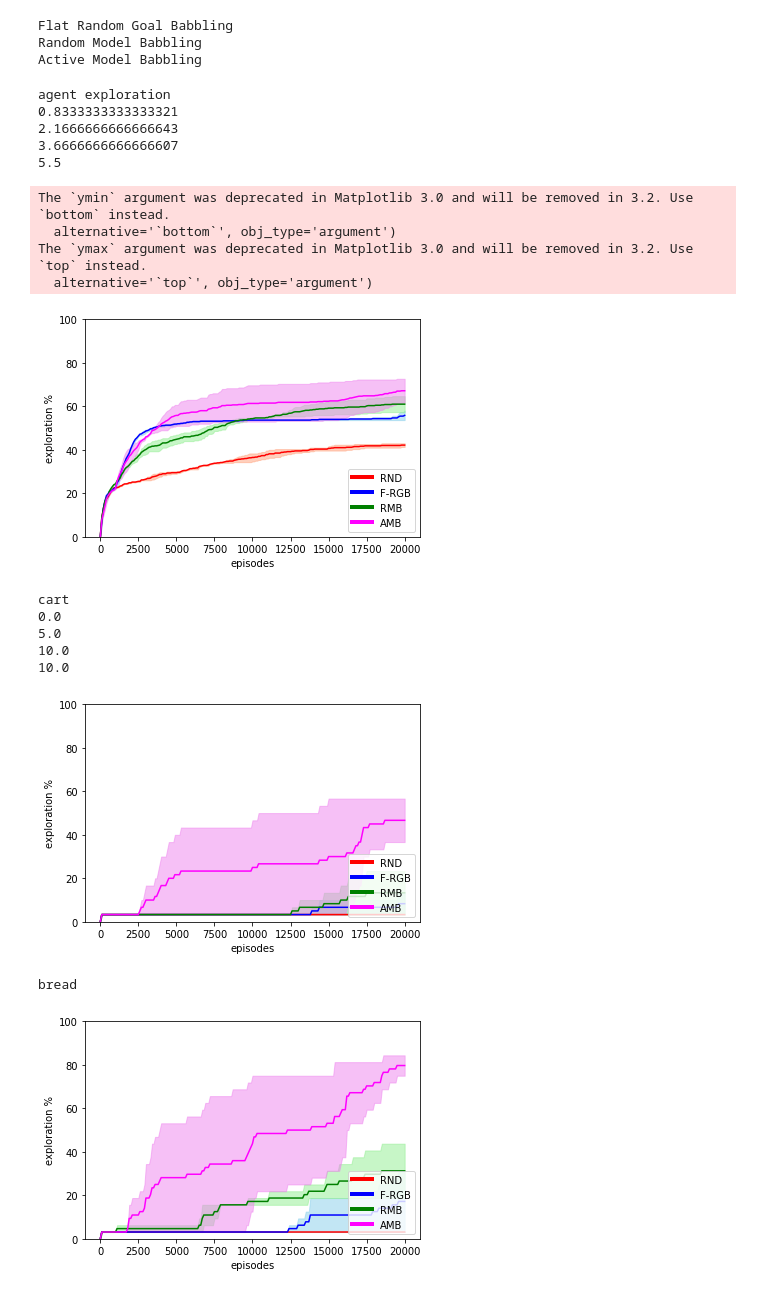
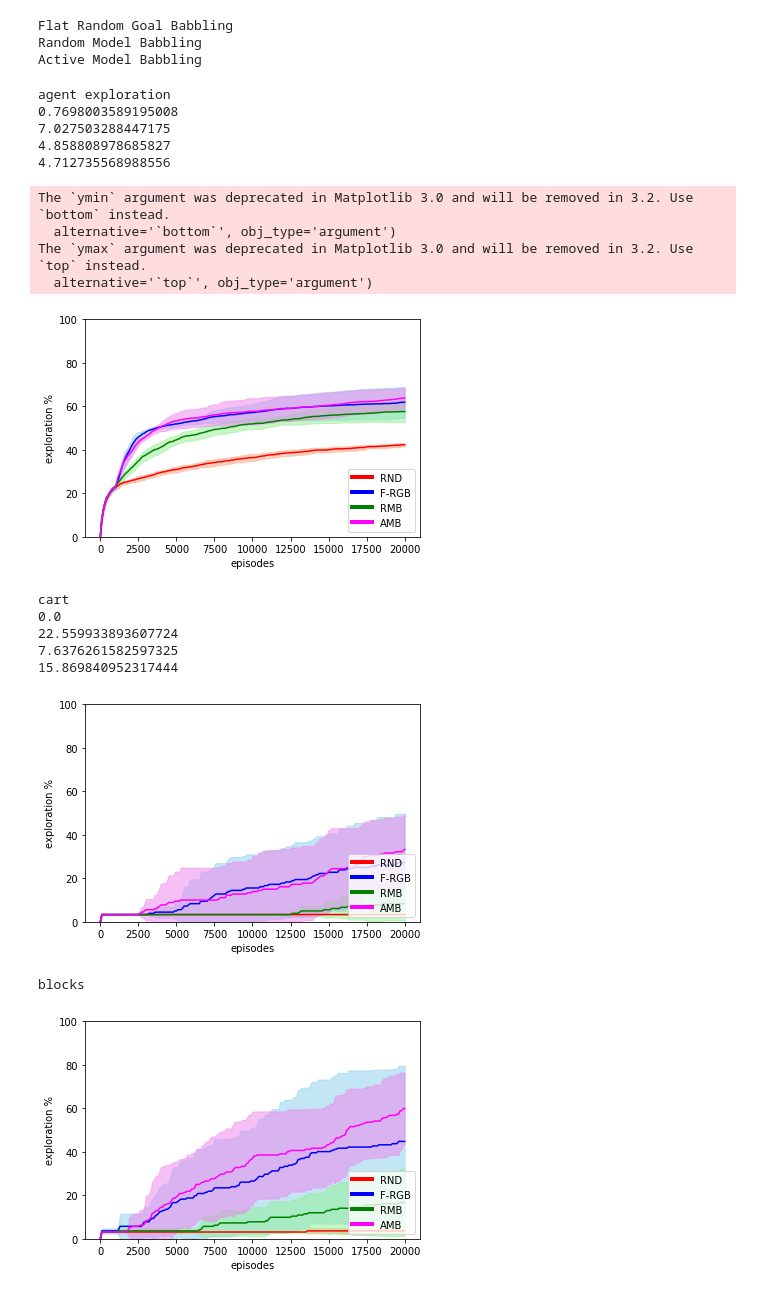
Before and after one commit to rPortelas/malmo_mountain_cart, a Jupyter notebook: data_visualization_emmc.ipynb, the cells around one changed output. Saved outputs shown, nothing was run; the diff lists cells and outputs as text; code cells hidden in the pictures.

```diff
--- a/data_visualization_emmc.ipynb
+++ b/data_visualization_emmc.ipynb
@@ -11,7 +10,7 @@ import config
 import scipy.stats as sp
 # %%
 # Step 1 load data
-nb_runs = 2
+nb_runs = 6
 #model_full_names = ["Random Single Goal Space", "Flat Random Goal Babbling"]#, "Random Model Babbling", "Active Model Babbling"]
 model_full_names = ["RANDOM", "Flat Random Goal Babbling", "Random Model Babbling", "Active Model Babbling"]
 model_filenames = ["emmc5_random","emmc5_f_rgb","emmc5_rmb","emmc5_amb"]
@@ -245,14 +313,18 @@ first_swing_right:['never', 14347]
 nb_steps = int(nb_episodes / 100)
 print('ploting using {} steps'.format(nb_steps))
 all_a_explo = np.zeros((nb_models,nb_runs,nb_steps+1))
+all_p_explo = np.zeros((nb_models,nb_runs,nb_steps+1))
+all_s_explo = np.zeros((nb_models,nb_runs,nb_steps+1))
 all_c_explo = np.zeros((nb_models,nb_runs,nb_steps+1))
 all_b_explo = np.zeros((nb_models,nb_runs,nb_steps+1))
-name_2d_spaces = ['agent']
+name_2d_spaces = ['agent', 'pickaxe', 'shovel']
 for m_nb,(m_name, m_id) in enumerate(zip(model_full_names,model_filenames)):
     print(m_name)
     for i in range(nb_runs):
         b_k = saves[m_id][i]
         a_explo = [0.]
+        p_explo = [0.]
+        s_explo = [0.]
         c_explo = [0.]
         b_explo = [0.]
         for max_episodes in np.arange(100,nb_episodes+100,100):
@@ -265,8 +337,13 @@ for m_nb,(m_name, m_id) in enumerate(zip(model_full_names,model_filenames)):
                 bnds = bnd_x + bnd_z
                 Xs = b_k[name+'_x'][:max_episodes]
                 Zs = b_k[name+'_z'][:max_episodes]
-                a_expl_cells = get_nb_cells(Xs, Zs, nb_2d_cells, bnds)
-
+                expl_cells = get_nb_cells(Xs, Zs, nb_2d_cells, bnds)
+                if outc_space == 'agent':
+                    a_expl_cells = expl_cells
+                elif outc_space == 'pickaxe':
+                    p_expl_cells = expl_cells
+                elif outc_space == 'shovel':
+                    s_expl_cells = expl_cells
 
             #cart grid cell
             c_Xs = b_k['end_cart_x'][:max_episodes]
@@ -288,6 +365,8 @@ for m_nb,(m_name, m_id) in enumerate(zip(model_full_names,model_filenames)):
             b_explored_combs = len(np.unique(b_vec, axis=0))
             b_explo.append((b_explored_combs/nb_b_cells)*100)
         all_a_explo[m_nb,i,:] = a_explo
+        all_p_explo[m_nb,i,:] = p_explo
+        all_s_explo[m_nb,i,:] = s_explo
         all_c_explo[m_nb,i,:] = c_explo
         all_b_explo[m_nb,i,:] = b_explo
 
@@ -296,10 +375,14 @@ for m_nb,(m_name, m_id) in enumerate(zip(model_full_names,model_filenames)):
 #break
 colors = ['red','blue','green','magenta','black','cyan','orange']
 mean_a_explo = np.mean(all_a_explo,axis=1)
+mean_p_explo = np.mean(all_p_explo,axis=1)
+mean_s_explo = np.mean(all_s_explo,axis=1)
 mean_b_explo = np.mean(all_b_explo,axis=1)
 mean_c_explo = np.mean(all_c_explo,axis=1)
 
 std_a_explo = np.std(all_a_explo,axis=1)
+std_p_explo = np.std(all_p_explo,axis=1)
+std_s_explo = np.std(all_s_explo,axis=1)
 std_b_explo = np.std(all_b_explo,axis=1)
 std_c_explo = np.std(all_c_explo,axis=1)
 # %% [output]
@@ -333,44 +416,64 @@ for i in range(nb_models):
 #plt.savefig("dist_agent_pos_expl.pdf", bbox_inches='tight')
 plt.show()
 
+print("shovel exploration")
+x = np.arange(0,nb_episodes+100,100)
+for i in range(nb_models):
+    print(std_s_explo[i,-1])
+    y = mean_s_explo[i,:]
+    err = std_s_explo[i,:]
+    plot_with_std(x,y,err,colors[i],shades_colors[i],labels[i],0,100)
+#plt.savefig("dist_agent_pos_expl.pdf", bbox_inches='tight')
+plt.show()
+
+print("pickaxe exploration")
+x = np.arange(0,nb_episodes+100,100)
+for i in range(nb_models):
+    print(std_p_explo[i,-1])
+    y = mean_p_explo[i,:]
+    err = std_p_explo[i,:]
+    plot_with_std(x,y,err,colors[i],shades_colors[i],labels[i],0,100)
+#plt.savefig("dist_agent_pos_expl.pdf", bbox_inches='tight')
+plt.show()
+
 print("cart")
 for i in range(nb_models):
     print(std_c_explo[i,-1])
     y = mean_c_explo[i,:]
     err = std_c_explo[i,:]
     plot_with_std(x,y,err,colors[i],shades_colors[i],labels[i],0,100)
 #plt.savefig("dist_cart_pos_expl.pdf", bbox_inches='tight')
 plt.show()
 
 print("blocks")
 for i in range(nb_models):
     y = mean_b_explo[i,:]
     err = std_b_explo[i,:]
     plot_with_std(x,y,err,colors[i],shades_colors[i],labels[i],0,100)
 #plt.savefig("dist_bread_pos_expl.pdf", bbox_inches='tight')
 plt.show()
 #plt.plot(mean_a_explo, color='red', label=m_name.replace('_',' '))
 #plt.plot(mean_c_explo, color='blue', label=m_name.replace('_',' '))
 #plt.plot(mean_b_explo, color='green', label=m_name.replace('_',' '))
 # %% [output]
 agent exploration
-0.8333333333333321
-2.1666666666666643
-3.6666666666666607
-5.5
+0.7698003589195008
+7.027503288447175
+4.858808978685827
+4.712735568988556
 The `ymin` argument was deprecated in Matplotlib 3.0 and will be removed in 3.2. Use `bottom` instead.
   alternative='`bottom`', obj_type='argument')
 The `ymax` argument was deprecated in Matplotlib 3.0 and will be removed in 3.2. Use `top` instead.
   alternative='`top`', obj_type='argument')
-[figure, old version]
+[figure, new version]
 cart
 0.0
-5.0
-10.0
-10.0
+22.559933893607724
+7.6376261582597325
+15.869840952317444
-[figure, old version]
+[figure, new version]
-bread
+blocks
-[figure, old version]
+[figure, new version]
 # %%
 def plot_interests(fig_id,interest_dict, legend=True, labels=None):
     colors = ['red','blue','green','magenta','black','cyan','orange']
```
Also changed, not shown: parts of 9 cells of this notebook, 1 other file.
